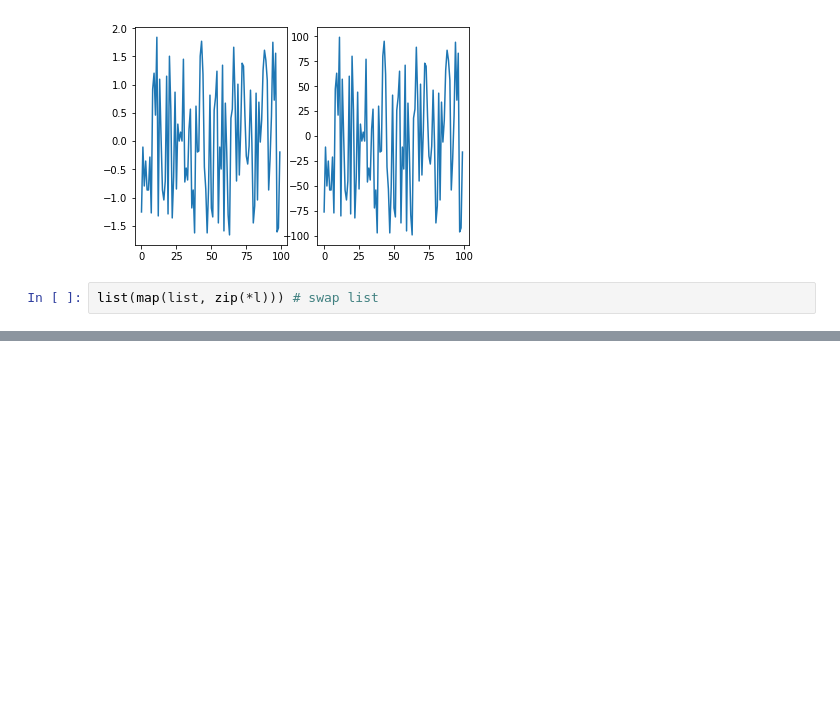
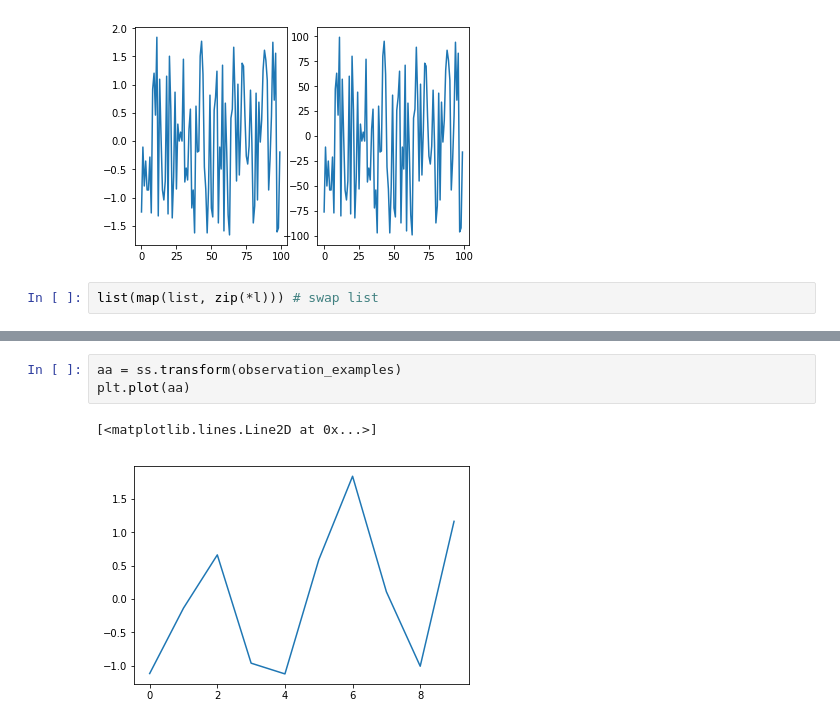
Before and after one commit to pankaj-pundir/templates, a Jupyter notebook: jupyter notebook/learn python.ipynb, the cells around one changed output, grey strips where cells are left out. Saved outputs shown, nothing was run; the diff lists cells and outputs as text; blank space fills up the shorter version.

```diff
--- a/jupyter notebook/learn python.ipynb
+++ b/jupyter notebook/learn python.ipynb
@@ -189,0 +228,6 @@ list(map(list, zip(*l))) # swap list
+# %%
+aa = ss.transform(observation_examples)
+plt.plot(aa)
+# %% [output]
+[<matplotlib.lines.Line2D at 0x...>]
+[figure, added]
```
Also changed, not shown: parts of 14 cells of this notebook, 4 other files.
